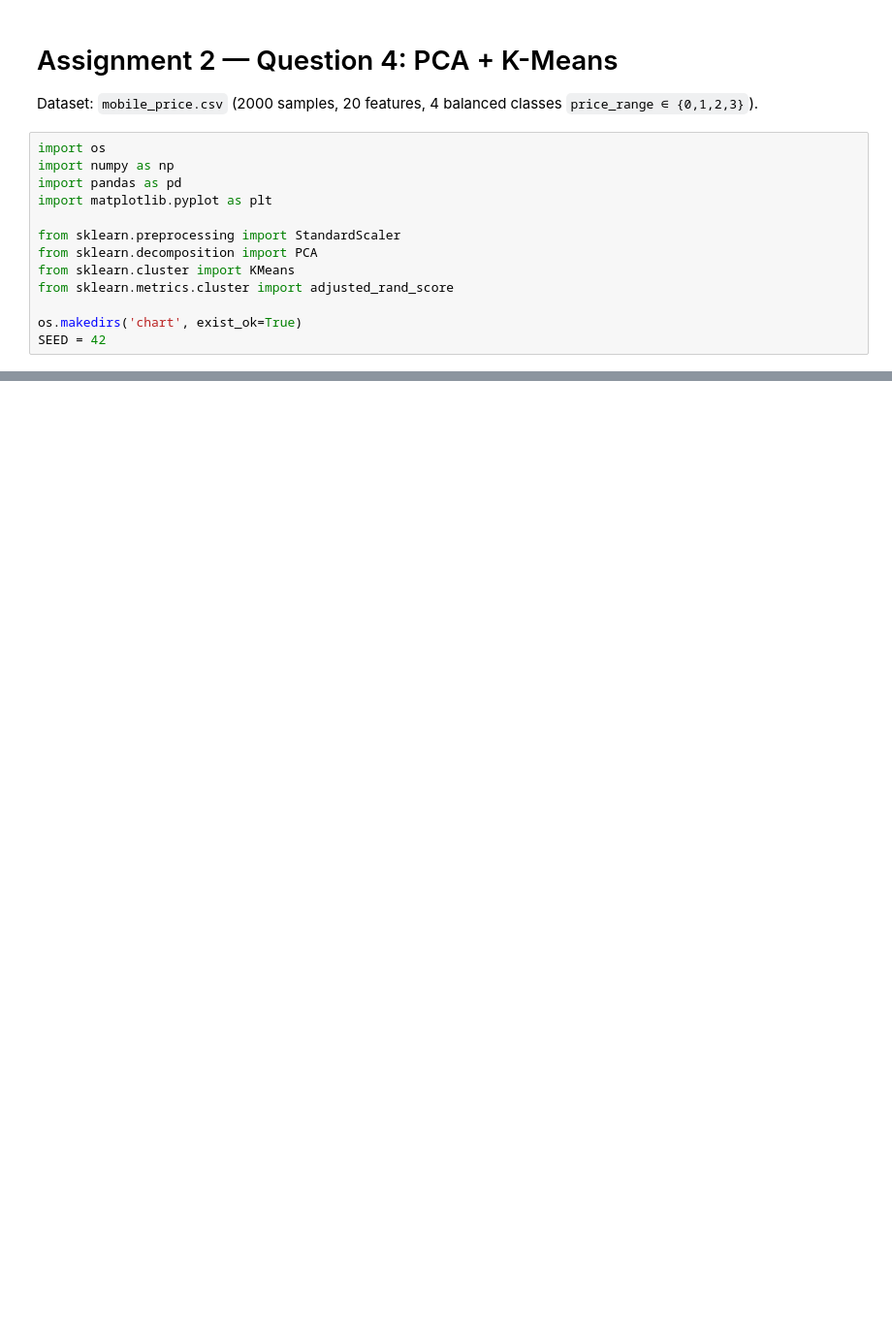
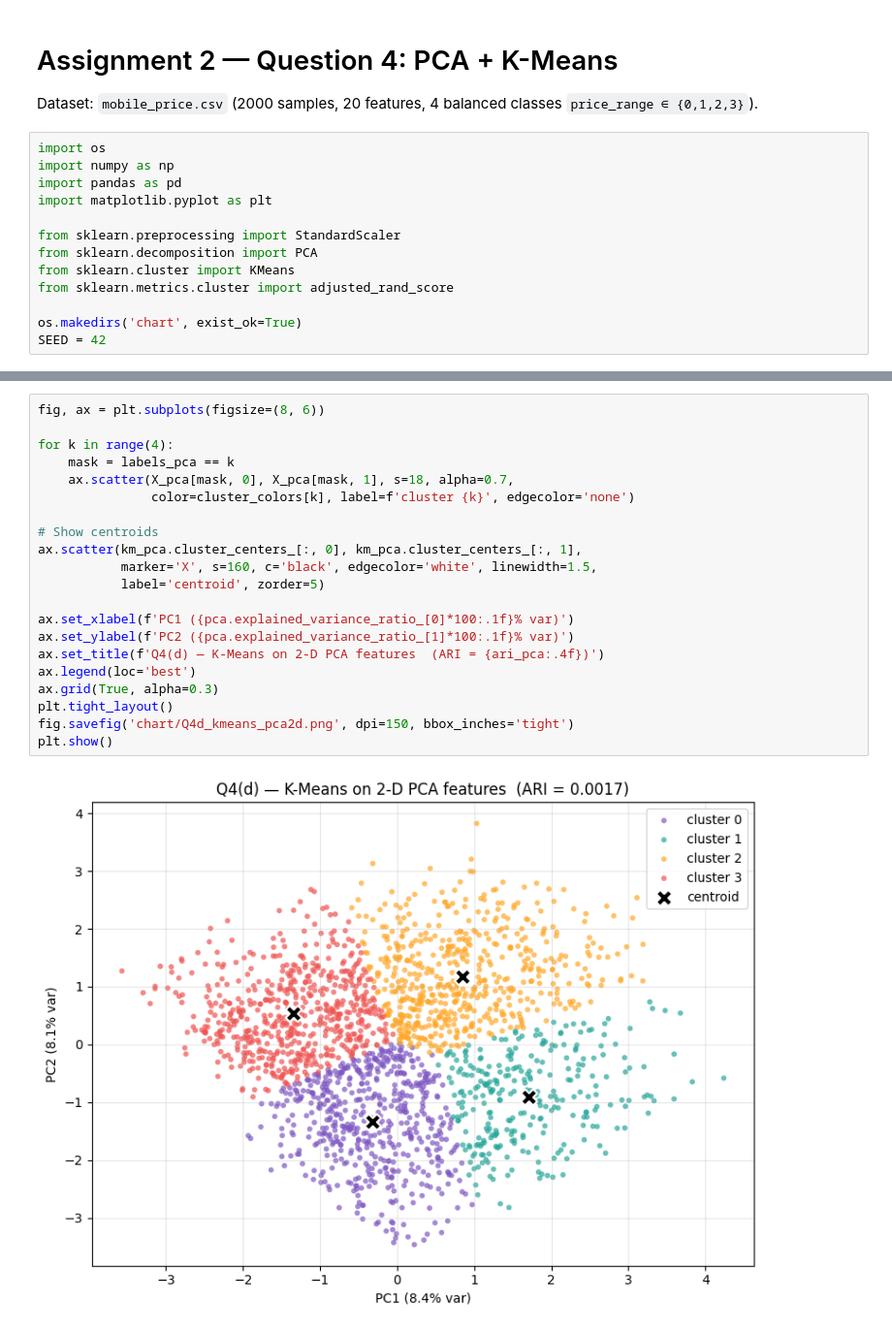
Before and after one commit to Ashurali/DM2026-Assignment-1-MKS, a Jupyter notebook: Mobile_Price_PCA_KMeans.ipynb, the cells around one changed output, grey strips where cells are left out. Shown at 97% size. Cells and saved outputs as stored; diff of their text form; blank space fills up the shorter version.

```diff
--- a/Mobile_Price_PCA_KMeans.ipynb
+++ b/Mobile_Price_PCA_KMeans.ipynb
@@ -178,0 +147,23 @@ cluster
+# %%
+fig, ax = plt.subplots(figsize=(8, 6))
+
+for k in range(4):
+    mask = labels_pca == k
+    ax.scatter(X_pca[mask, 0], X_pca[mask, 1], s=18, alpha=0.7,
+               color=cluster_colors[k], label=f'cluster {k}', edgecolor='none')
+
+# Show centroids
+ax.scatter(km_pca.cluster_centers_[:, 0], km_pca.cluster_centers_[:, 1],
+           marker='X', s=160, c='black', edgecolor='white', linewidth=1.5,
+           label='centroid', zorder=5)
+
+ax.set_xlabel(f'PC1 ({pca.explained_variance_ratio_[0]*100:.1f}% var)')
+ax.set_ylabel(f'PC2 ({pca.explained_variance_ratio_[1]*100:.1f}% var)')
+ax.set_title(f'Q4(d) — K-Means on 2-D PCA features  (ARI = {ari_pca:.4f})')
+ax.legend(loc='best')
+ax.grid(True, alpha=0.3)
+plt.tight_layout()
+fig.savefig('chart/Q4d_kmeans_pca2d.png', dpi=150, bbox_inches='tight')
+plt.show()
+# %% [output]
+[figure, added]
```
Also changed, not shown: parts of 17 cells of this notebook, 8 other files.
